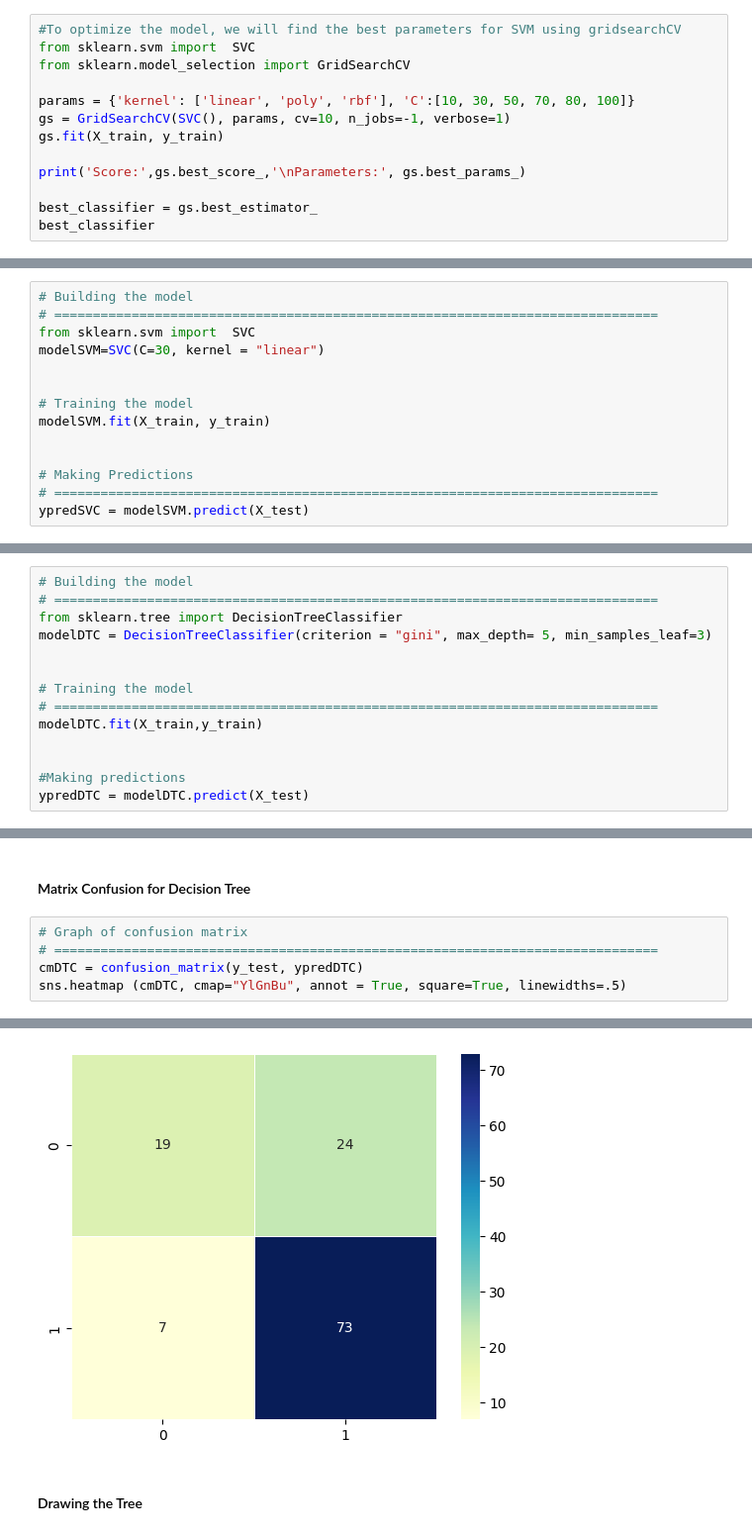
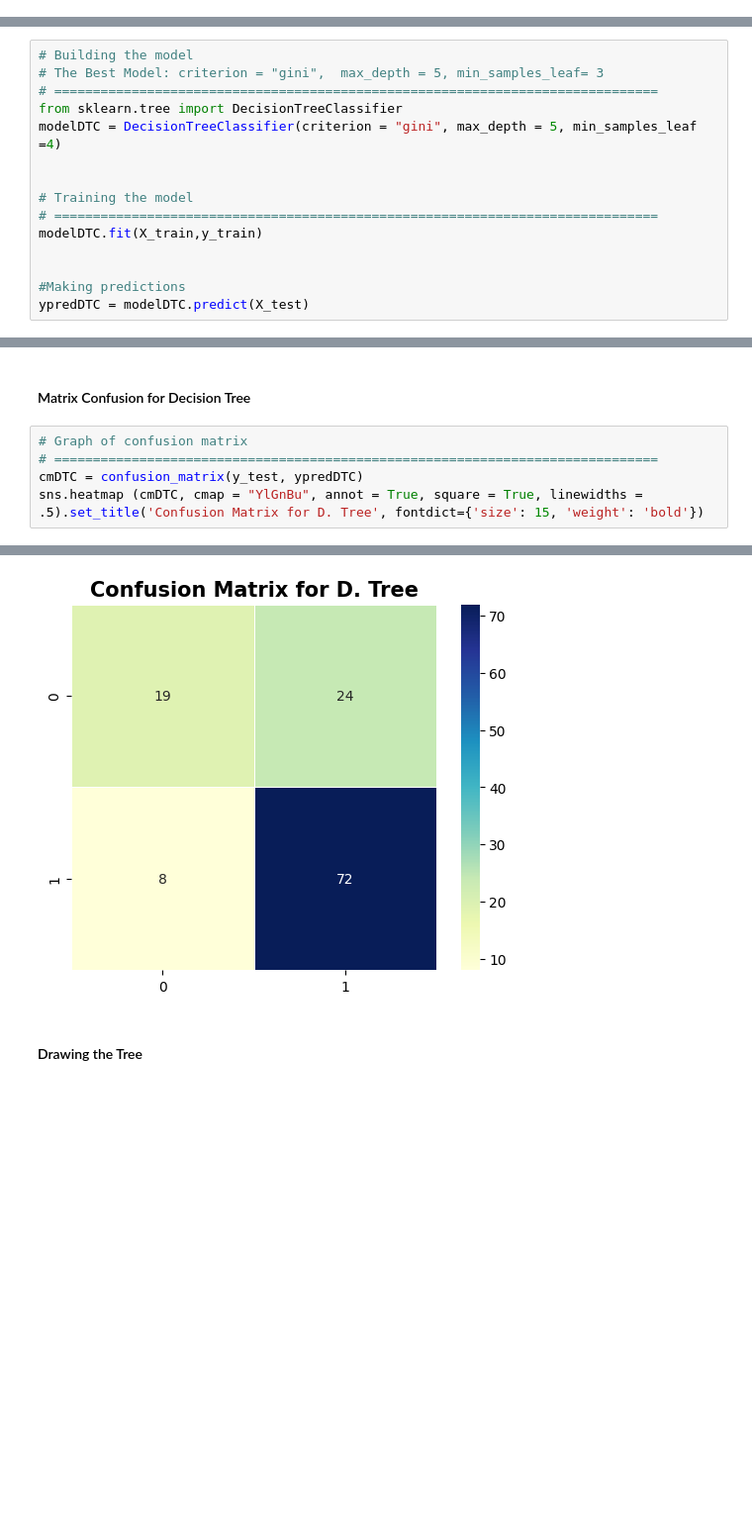
Before and after one commit to Supeernov-a/Loan-Prediction, a Jupyter notebook: Project_Loan_Predictions.ipynb, the cells around one changed output, grey strips where cells are left out. Shown at 99% size. Cells and saved outputs as stored; diff of their text form; blank space fills up the shorter version.

```diff
--- a/Project_Loan_Predictions.ipynb
+++ b/Project_Loan_Predictions.ipynb
@@ -699,13 +597,0 @@ when gamma is higher, nearby points will have high influence; low gamma means fa
-# %%
-#To optimize the model, we will find the best parameters for SVM using gridsearchCV
-from sklearn.svm import  SVC
-from sklearn.model_selection import GridSearchCV
-
-params = {'kernel': ['linear', 'poly', 'rbf'], 'C':[10, 30, 50, 70, 80, 100]}
-gs = GridSearchCV(SVC(), params, cv=10, n_jobs=-1, verbose=1)
-gs.fit(X_train, y_train)
-
-print('Score:',gs.best_score_,'\nParameters:', gs.best_params_)
-
-best_classifier = gs.best_estimator_
-best_classifier
@@ -719,14 +597,0 @@ SVC(C=50, kernel='linear')
-# %%
-# Building the model
-# ==============================================================================
-from sklearn.svm import  SVC
-modelSVM=SVC(C=30, kernel = "linear")
-
-
-# Training the model
-modelSVM.fit(X_train, y_train)
-
-
-# Making Predictions
-# ==============================================================================
-ypredSVC = modelSVM.predict(X_test)
@@ -801,8 +625,9 @@ DecisionTreeClassifier(max_depth=5, min_samples_leaf=4)
 # %%
 # Building the model
+# The Best Model: criterion = "gini",  max_depth = 5, min_samples_leaf= 3
 # ==============================================================================
 from sklearn.tree import DecisionTreeClassifier
-modelDTC = DecisionTreeClassifier(criterion = "gini", max_depth= 5, min_samples_leaf=3)
+modelDTC = DecisionTreeClassifier(criterion = "gini", max_depth = 5, min_samples_leaf =4)
 
 
 # Training the model
@@ -838,5 +663,5 @@ F1-score_DTC : 0.825
 # Graph of confusion matrix
 # ==============================================================================
 cmDTC = confusion_matrix(y_test, ypredDTC)
-sns.heatmap (cmDTC, cmap="YlGnBu", annot = True, square=True, linewidths=.5)
+sns.heatmap (cmDTC, cmap = "YlGnBu", annot = True, square = True, linewidths = .5).set_title('Confusion Matrix for D. Tree', fontdict={'size': 15, 'weight': 'bold'})
 # %% [output]
@@ -844,4 +669,4 @@ sns.heatmap (cmDTC, cmap="YlGnBu", annot = True, square=True, linewidths=.5)
-[figure, old version]
+[figure, new version]
 # %% [markdown]
 #### Drawing the Tree
 # %%
```
Also changed, not shown: parts of 51 cells of this notebook.
